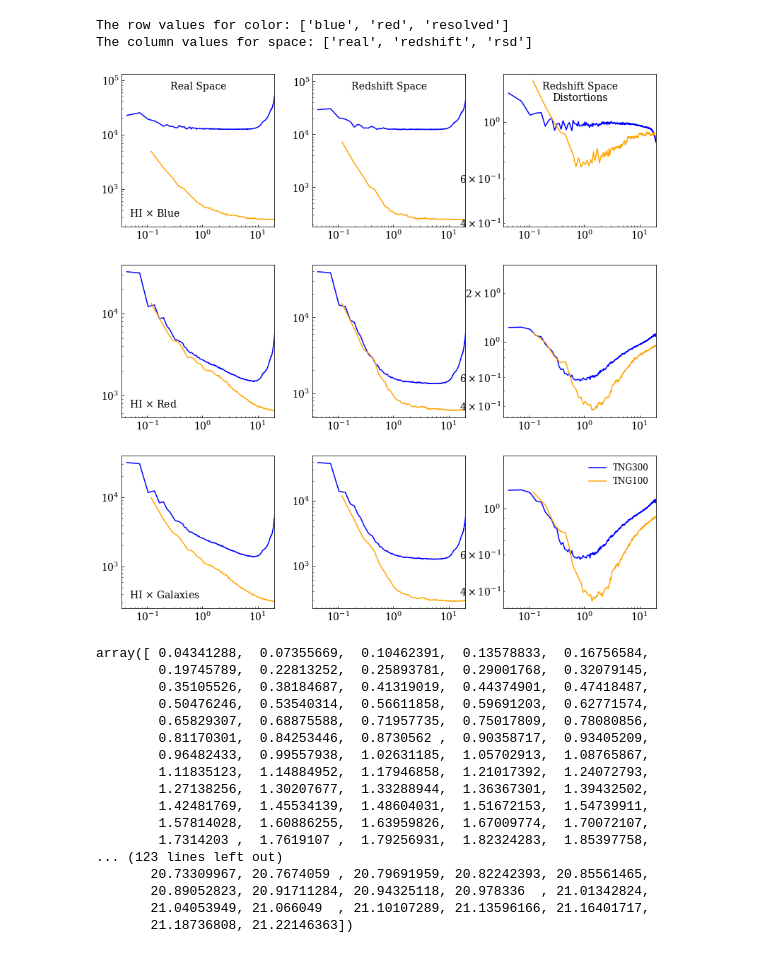
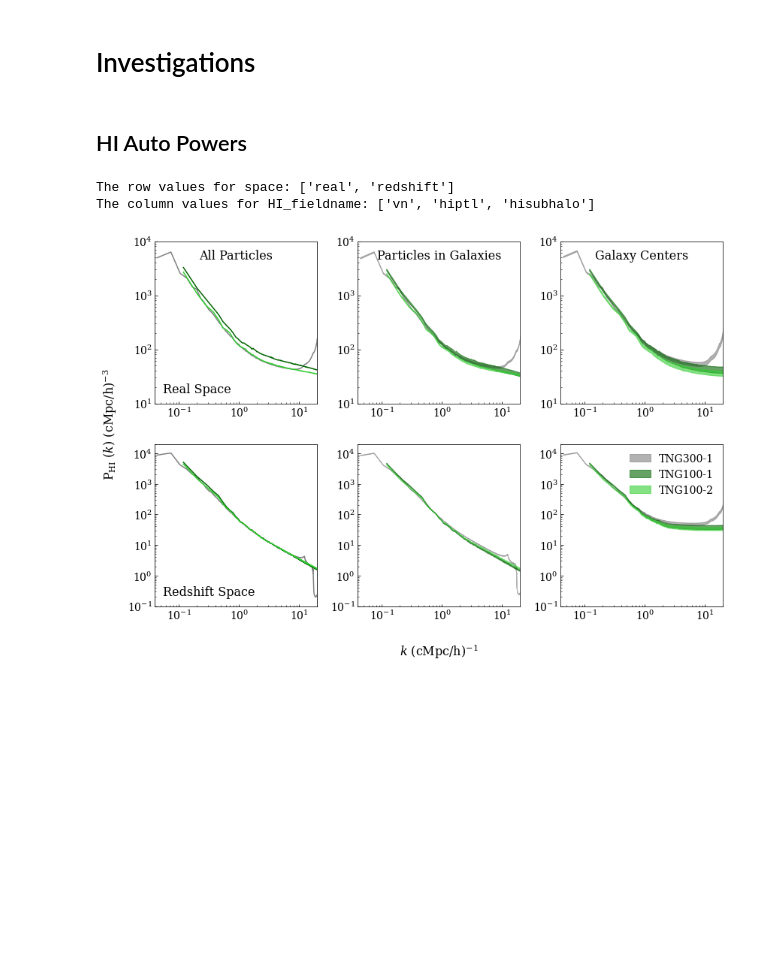
Before and after one commit to calvinosinga/hcolor, a Jupyter notebook: fig_md_analysis/simvolume/simvolume.ipynb, the cells around one changed output. Saved outputs shown, nothing was run; the diff lists cells and outputs as text; code cells hidden in the pictures; blank space fills up the shorter version.

```diff
--- a/fig_md_analysis/simvolume/simvolume.ipynb
+++ b/fig_md_analysis/simvolume/simvolume.ipynb
@@ -52,23 +6,20 @@ def pkrat(name1, name2, fn = 'k', rm = True):
 # %%
-ds = pkl.load(open('/home/cosinga/hcolor/fig_md_analysis/bias_results.pkl', 'rb'))
+ds = pkl.load(open('/Users/cosinga/code/hcolor/fig_md_analysis/bias_results.pkl', 'rb'))
+
 ds.tickArgs(direction = 'in', labelsize = 14)
-ds.legendArgs((-1,-1), frameon = False, loc = 'upper right', fontsize = 12)
-ds.rowLabelArgs(pos = [0.05, 0.05], fontsize = 14, ha = 'left', va = 'bottom')
-ds.colLabelArgs(pos = [0.5, 0.95], fontsize = 14, ha = 'center', va = 'top')
-ds.axisArgs(xscale = 'log', yscale = 'log', xlim = [0.035, 20])
-ds.axisLabelArgs('both', {'fontsize':16})
-ds.setOrder('space', ['real', 'redshift', 'rsd'])
-ds.setOrder('snapshot', [99, 67])
+ds.legendArgs(frameon = False, loc = 'upper right', fontsize = 14, slc = (-1, -1))
+
+ds.rowLabelArgs(pos = [0.05, 0.05], fontsize = 16, ha = 'left', va = 'bottom')
+ds.colLabelArgs(pos = [0.5, 0.95], fontsize = 16, ha = 'center', va = 'top')
+
+ds.axisArgs(xscale = 'log', yscale = 'log', xlim = [0.04, 20])
+ds.axisLabelArgs('both', fontsize = 16)
+
+ds.displayAs('simname', ['tng100', 'tng300', 'tng100-2'], ['TNG100-1', 'TNG300-1', 'TNG100-2'])
+ds.setCmap('simname', ['darkgreen', 'gray', 'limegreen'], ['tng100', 'tng300', 'tng100-2'])
+
+ds.displayAs('HI_fieldname', ['vn', 'hiptl', 'hisubhalo'], ['All Particles', 'Particles in Galaxies', 'Galaxy Centers'])
 ds.displayAs('space', ['real', 'redshift', 'rsd'], ['Real Space', 'Redshift Space', 'Redshift Space\nDistortions'])
-ds.displayAs('HI_fieldname', ['hisubhalo', 'vn', 'hiptl'], ['Galaxy Centers', 'All Particles', 'Galaxies by Particle'])
-ds.displayAs('fieldname', ['hisubhalo', 'vn', 'hiptl', 'ptl'], ['Galaxy Centers', 'All Particles', 'Galaxies by Particle', 'Matter'])
-ds.displayAs('snapshot', [99, 67], ['z = 0.0', 'z = 0.5'])
-ds.displayAs('simname', ['tng100', 'tng300'], ['TNG100', 'TNG300'])
-ds.displayAs('color', ['blue', 'red', 'resolved'], [r'HI $\times$ Blue', r'HI $\times$ Red', r'HI $\times$ Galaxies'])
-ds.plotArgs('color', 'red', {'color':'red'})
-ds.plotArgs('color', 'blue', {'color':'blue'})
-ds.plotArgs('color', 'resolved', {'color':'gray'})
-ds.plotArgs('space', 'real', {'color':'green'})
-ds.plotArgs('space', 'redshift', {'color':'orange'})
-ds.plotArgs('simname', 'tng100', {'color':'orange'})
-ds.plotArgs('simname', 'tng300', {'color':'blue'})
+ds.displayAs('color', ['blue', 'red', 'resolved'], ['Blue Galaxies', 'Red Galaxies', 'All Galaxies'])
+
+ds.setXLabel(pplib.wnum())
@@ -86,28 +26,17 @@ The column values for space: ['real', 'redshift', 'rsd']
-# %%
-ip = {'simname':['tng300', 'tng100'], 'path':'fiducial', 'is_auto':True,
-      'snapshot':99, 'fieldname':['galaxy'], 'color':['blue', 'red', 'resolved']}
-fg = ds.figrid('simname', 'color', 'space', ip)
-fg.plot()
-# %% [output]
-The row values for color: ['blue', 'red', 'resolved']
-The column values for space: ['real', 'redshift', 'rsd']
-[figure, removed]
+# %% [markdown]
+# Investigations
+# %% [markdown]
+## HI Auto Powers
 # %%
+ip = {'is_auto':True, 'HI_fieldname':['vn', 'hiptl', 'hisubhalo'], 'simname':['tng100', 'tng300', 'tng100-2'],
+     'snapshot':99, 'space':['real', 'redshift'], 'grid_resolution':800, 'path':['fiducial', 'low-2']}
+fg = ds.figrid('simname', 'space', 'HI_fieldname', ip)
+fg.autoFill(alpha = 0.6)
+fg.setYLabel(pplib.pklab('HI'))
+fg.axisArgs(ylim = (10, 1e4), slc = 'real')
+fg.axisArgs(ylim = (.1, 2e4), slc = 'redshift')
+fg.plot()
 # %% [output]
-array([ 0.04341288,  0.07355669,  0.10462391,  0.13578833,  0.16756584,
-        0.19745789,  0.22813252,  0.25893781,  0.29001768,  0.32079145,
-        0.35105526,  0.38184687,  0.41319019,  0.44374901,  0.47418487,
-        0.50476246,  0.53540314,  0.56611858,  0.59691203,  0.62771574,
-        0.65829307,  0.68875588,  0.71957735,  0.75017809,  0.78080856,
-        0.81170301,  0.84253446,  0.8730562 ,  0.90358717,  0.93405209,
-        0.96482433,  0.99557938,  1.02631185,  1.05702913,  1.08765867,
-        1.11835123,  1.14884952,  1.17946858,  1.21017392,  1.24072793,
-        1.27138256,  1.30207677,  1.33288944,  1.36367301,  1.39432502,
-        1.42481769,  1.45534139,  1.48604031,  1.51672153,  1.54739911,
-        1.57814028,  1.60886255,  1.63959826,  1.67009774,  1.70072107,
-        1.7314203 ,  1.7619107 ,  1.79256931,  1.82324283,  1.85397758,
-... (123 lines left out)
-       20.73309967, 20.7674059 , 20.79691959, 20.82242393, 20.85561465,
-       20.89052823, 20.91711284, 20.94325118, 20.978336  , 21.01342824,
-       21.04053949, 21.066049  , 21.10107289, 21.13596166, 21.16401717,
-       21.18736808, 21.22146363])
+The row values for space: ['real', 'redshift']
+The column values for HI_fieldname: ['vn', 'hiptl', 'hisubhalo']
+[figure, added]
```
Also changed, not shown: parts of 10 cells of this notebook, 40 other files.
